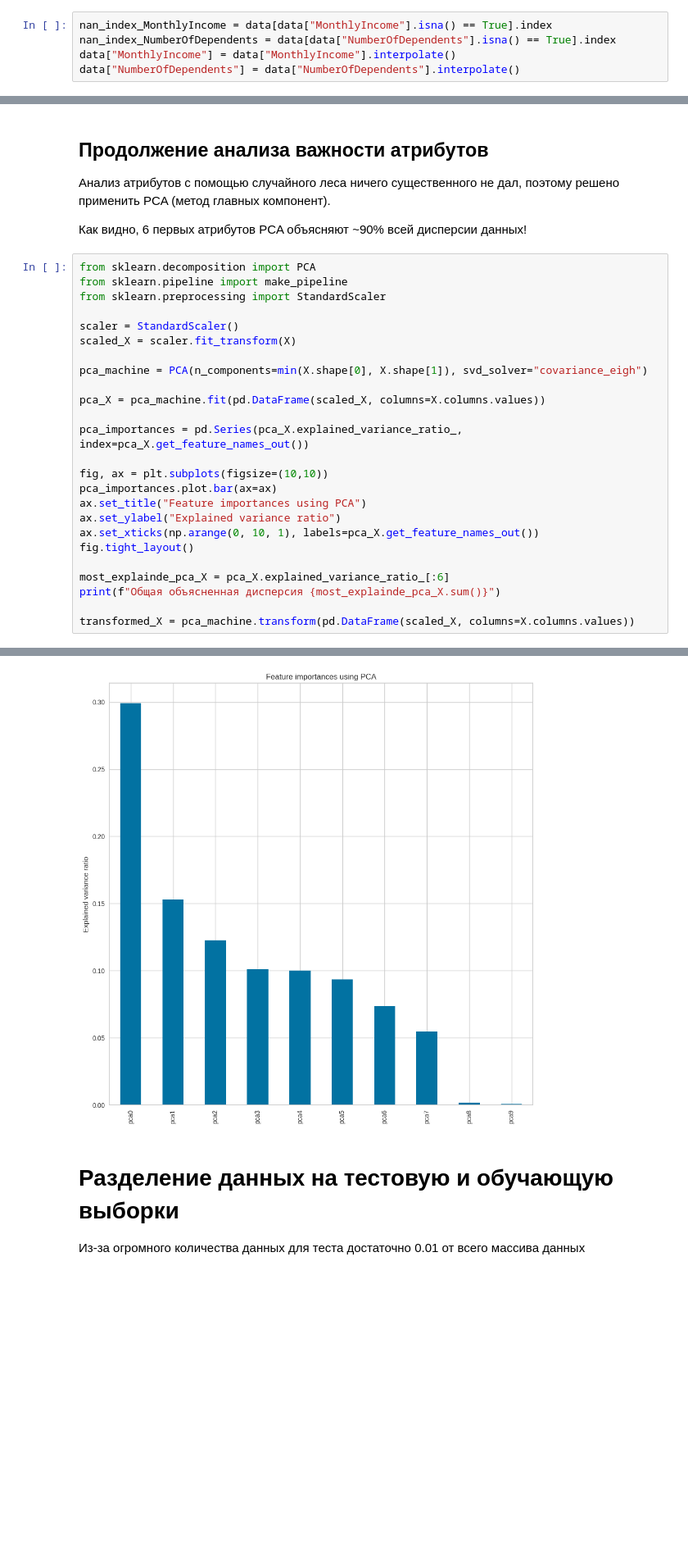
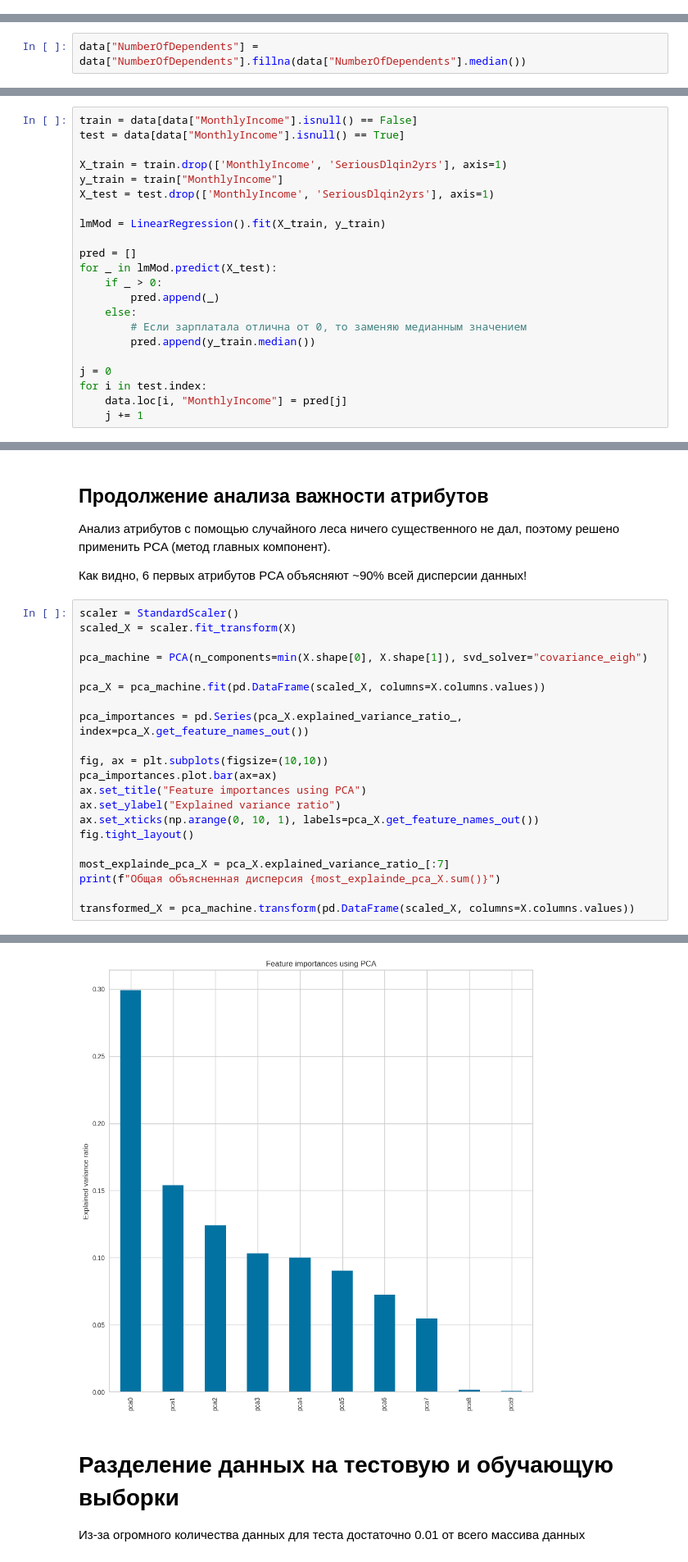
Before and after one commit to l00fi/bayes_optimization, a Jupyter notebook: main.ipynb, the cells around one changed output, grey strips where cells are left out. Shown at 82% size. Drawn from its saved outputs; the diff is of its cells as text; blank space fills up the shorter version.

```diff
--- a/main.ipynb
+++ b/main.ipynb
@@ -127,5 +141,0 @@ sns.pairplot(data.iloc[0:2000,:], hue= 'SeriousDlqin2yrs')
-# %%
-nan_index_MonthlyIncome = data[data["MonthlyIncome"].isna() == True].index
-nan_index_NumberOfDependents = data[data["NumberOfDependents"].isna() == True].index
-data["MonthlyIncome"] = data["MonthlyIncome"].interpolate()
-data["NumberOfDependents"] = data["NumberOfDependents"].interpolate()
@@ -131,0 +144,2 @@ data["NumberOfDependents"] = data["NumberOfDependents"].interpolate()
+# %%
+data["NumberOfDependents"] = data["NumberOfDependents"].fillna(data["NumberOfDependents"].median())
@@ -131,0 +148,22 @@ data["NumberOfDependents"] = data["NumberOfDependents"].interpolate()
+# %%
+train = data[data["MonthlyIncome"].isnull() == False]
+test = data[data["MonthlyIncome"].isnull() == True]
+
+X_train = train.drop(['MonthlyIncome', 'SeriousDlqin2yrs'], axis=1)
+y_train = train["MonthlyIncome"]
+X_test = test.drop(['MonthlyIncome', 'SeriousDlqin2yrs'], axis=1)
+
+lmMod = LinearRegression().fit(X_train, y_train)
+
+pred = []
+for _ in lmMod.predict(X_test):
+    if _ > 0:
+        pred.append(_)
+    else:
+        # Если зарплатала отлична от 0, то заменяю медианным значением
+        pred.append(y_train.median())
+
+j = 0
+for i in test.index:
+    data.loc[i, "MonthlyIncome"] = pred[j]
+    j += 1
@@ -237,10 +277,6 @@ fig.tight_layout()
 
 Как видно, 6 первых атрибутов PCA объясняют ~90% всей дисперсии данных!
 # %%
-from sklearn.decomposition import PCA
-from sklearn.pipeline import make_pipeline
-from sklearn.preprocessing import StandardScaler
-
 scaler = StandardScaler()
 scaled_X = scaler.fit_transform(X)
 
@@ -257,7 +293,7 @@ ax.set_ylabel("Explained variance ratio")
 ax.set_xticks(np.arange(0, 10, 1), labels=pca_X.get_feature_names_out())
 fig.tight_layout()
 
-most_explainde_pca_X = pca_X.explained_variance_ratio_[:6]
+most_explainde_pca_X = pca_X.explained_variance_ratio_[:7]
 print(f"Общая объясненная дисперсия {most_explainde_pca_X.sum()}")
 
 transformed_X = pca_machine.transform(pd.DataFrame(scaled_X, columns=X.columns.values))
@@ -266,4 +302,4 @@ transformed_X = pca_machine.transform(pd.DataFrame(scaled_X, columns=X.columns.v
-[figure, old version]
+[figure, new version]
 # %% [markdown]
 # Разделение данных на тестовую и обучающую выборки
 
```
Also changed, not shown: parts of 17 cells of this notebook.
